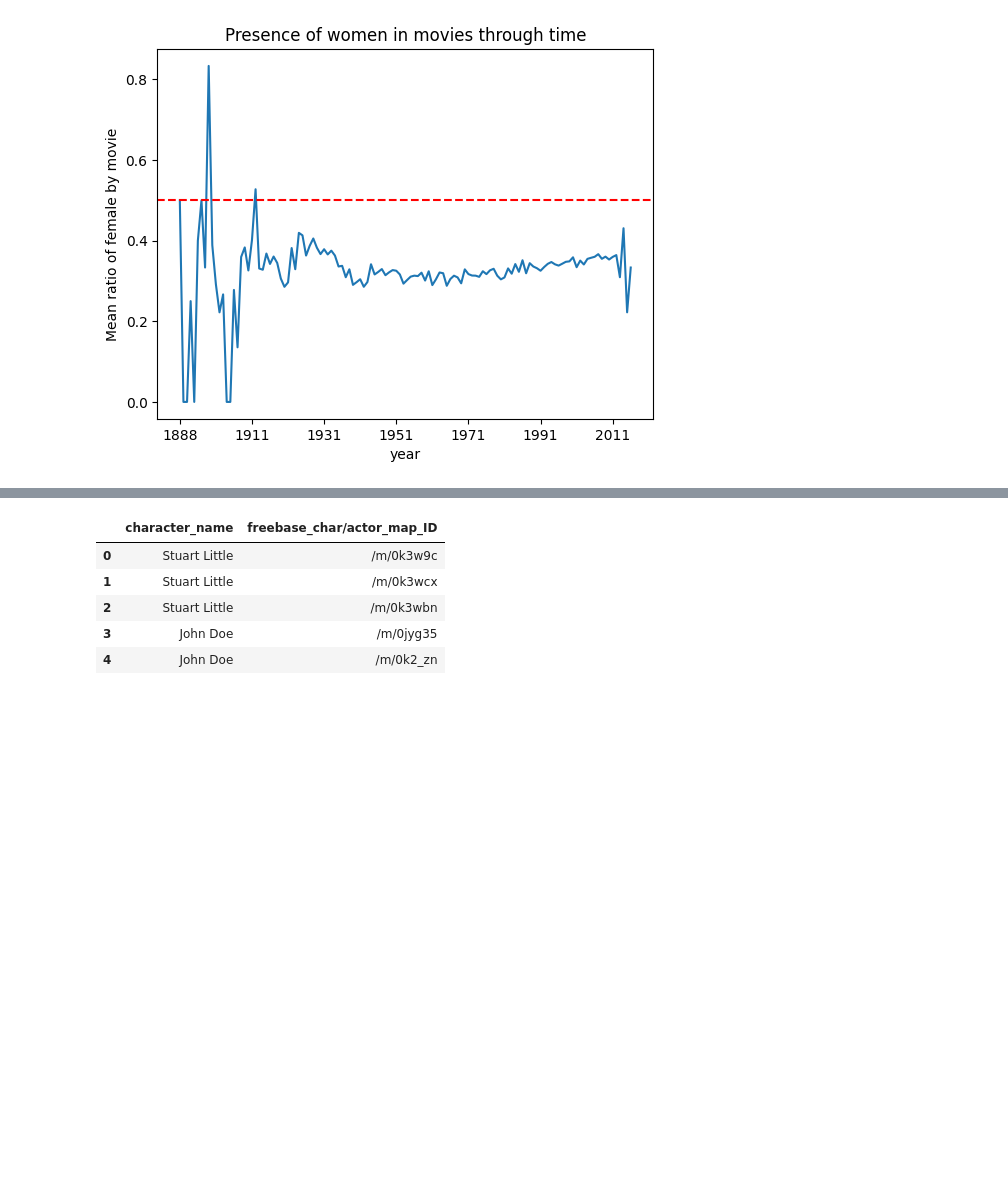
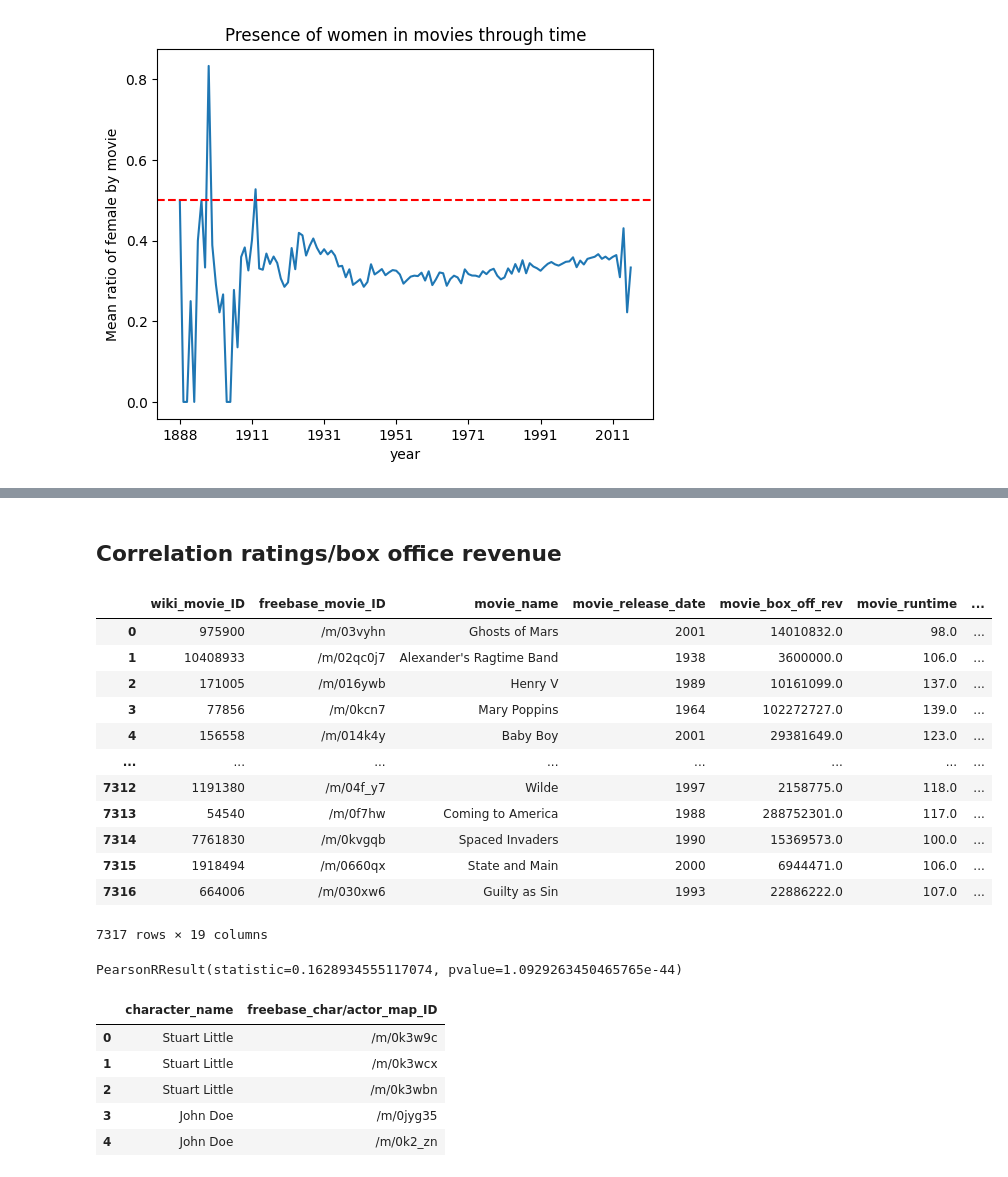
Before and after one commit to epfl-ada/ada-2022-project-armada, a Jupyter notebook: Madeleine.ipynb, the cells around one changed output, grey strips where cells are left out. Cells and saved outputs as stored; diff of their text form; code cells hidden in the pictures; blank space fills up the shorter version.

```diff
--- a/Madeleine.ipynb
+++ b/Madeleine.ipynb
@@ -369,3 +352,26 @@ mov_female
+# %% [markdown]
+## Correlation ratings/box office revenue
+# %%
+correl = movies_with_bor.merge(imdb, left_on='freebase_movie_ID', right_on='freebase_movie_ID')
+correl
+# %% [output]
+|  | wiki_movie_ID | freebase_movie_ID | movie_name | movie_release_date | movie_box_off_rev | movie_runtime | ... |
+| 0 | 975900 | /m/03vyhn | Ghosts of Mars | 2001 | 14010832.0 | 98.0 | ... |
+| 1 | 10408933 | /m/02qc0j7 | Alexander's Ragtime Band | 1938 | 3600000.0 | 106.0 | ... |
+| 2 | 171005 | /m/016ywb | Henry V | 1989 | 10161099.0 | 137.0 | ... |
+| 3 | 77856 | /m/0kcn7 | Mary Poppins | 1964 | 102272727.0 | 139.0 | ... |
+| 4 | 156558 | /m/014k4y | Baby Boy | 2001 | 29381649.0 | 123.0 | ... |
+| ... | ... | ... | ... | ... | ... | ... | ... |
+| 7312 | 1191380 | /m/04f_y7 | Wilde | 1997 | 2158775.0 | 118.0 | ... |
+| 7313 | 54540 | /m/0f7hw | Coming to America | 1988 | 288752301.0 | 117.0 | ... |
+| 7314 | 7761830 | /m/0kvgqb | Spaced Invaders | 1990 | 15369573.0 | 100.0 | ... |
+| 7315 | 1918494 | /m/0660qx | State and Main | 2000 | 6944471.0 | 106.0 | ... |
+| 7316 | 664006 | /m/030xw6 | Guilty as Sin | 1993 | 22886222.0 | 107.0 | ... |
+7317 rows × 19 columns
+# %%
+stats.pearsonr(correl['movie_box_off_rev'],correl['averageRating'])
+# %% [output]
+PearsonRResult(statistic=0.1628934555117074, pvalue=1.0929263450465765e-44)
 # %%
 # a faire : pourcentage de femme par film + regarder correlation avec les ratings
 # treshold
```
Also changed, not shown: parts of 1 cell of this notebook.
